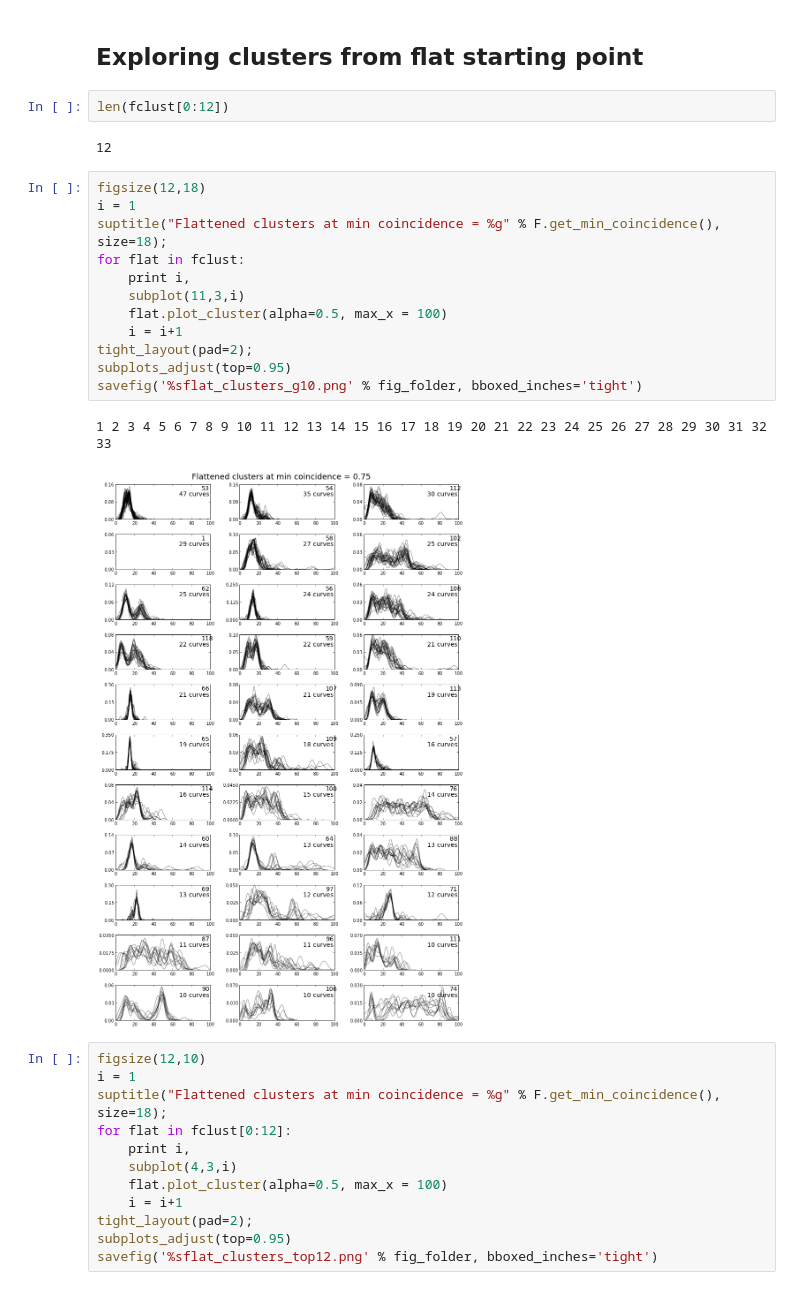
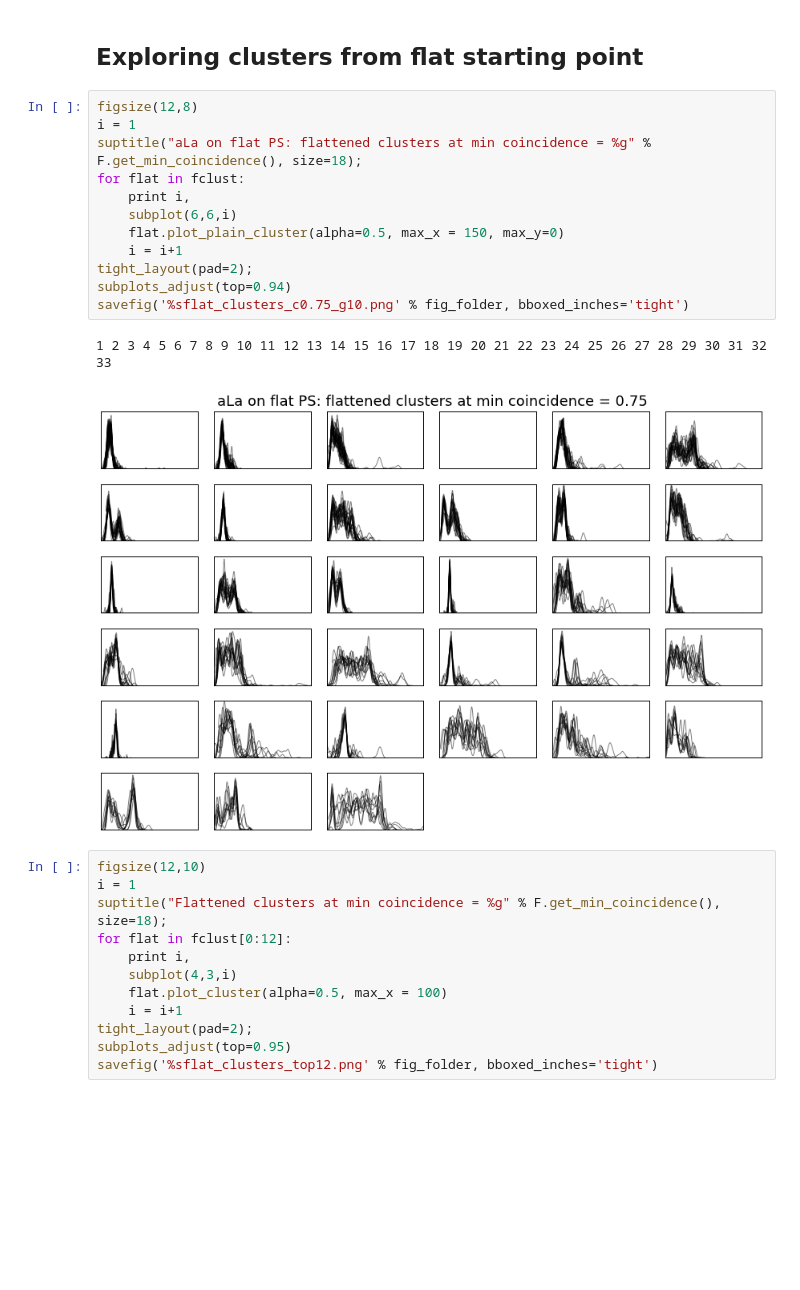
Before and after one commit to hilaryjoyce/smfs-data-analysis, a Jupyter notebook: ala_flat_sample_clustering.ipynb, the cells around one changed output. Cells and saved outputs as stored; diff of their text form; blank space fills up the shorter version.

```diff
--- a/ala_flat_sample_clustering.ipynb
+++ b/ala_flat_sample_clustering.ipynb
@@ -78,25 +79,21 @@ for cluster in clusters:
 (53, 47) (54, 35) (112, 30) (1, 29) (58, 27) (102, 25) (62, 25) (56, 24) (108, 24) (118, 22) (59, 22) (110, 21) (66, 21) (107, 21) (113, 19) (65, 19) (109, 18) (57, 16) (114, 16) (100, 15) (76, 14) (6 ...
 # %% [markdown]
 ## Exploring clusters from flat starting point
-# %%
-len(fclust[0:12])
-# %% [output]
-12
 # %%
-figsize(12,18)
+figsize(12,8)
 i = 1
-suptitle("Flattened clusters at min coincidence = %g" % F.get_min_coincidence(), size=18);
+suptitle("aLa on flat PS: flattened clusters at min coincidence = %g" % F.get_min_coincidence(), size=18);
 for flat in fclust:
     print i,
-    subplot(11,3,i)
-    flat.plot_cluster(alpha=0.5, max_x = 100)
+    subplot(6,6,i)
+    flat.plot_plain_cluster(alpha=0.5, max_x = 150, max_y=0)
     i = i+1
 tight_layout(pad=2);
-subplots_adjust(top=0.95)
-savefig('%sflat_clusters_g10.png' % fig_folder, bboxed_inches='tight')
+subplots_adjust(top=0.94)
+savefig('%sflat_clusters_c0.75_g10.png' % fig_folder, bboxed_inches='tight')
 # %% [output]
 1 2 3 4 5 6 7 8 9 10 11 12 13 14 15 16 17 18 19 20 21 22 23 24 25 26 27 28 29 30 31 32 33
-[figure, old version]
+[figure, new version]
 # %%
 figsize(12,10)
 i = 1
```
Also changed, not shown: parts of 6 cells of this notebook, 8 other files.
